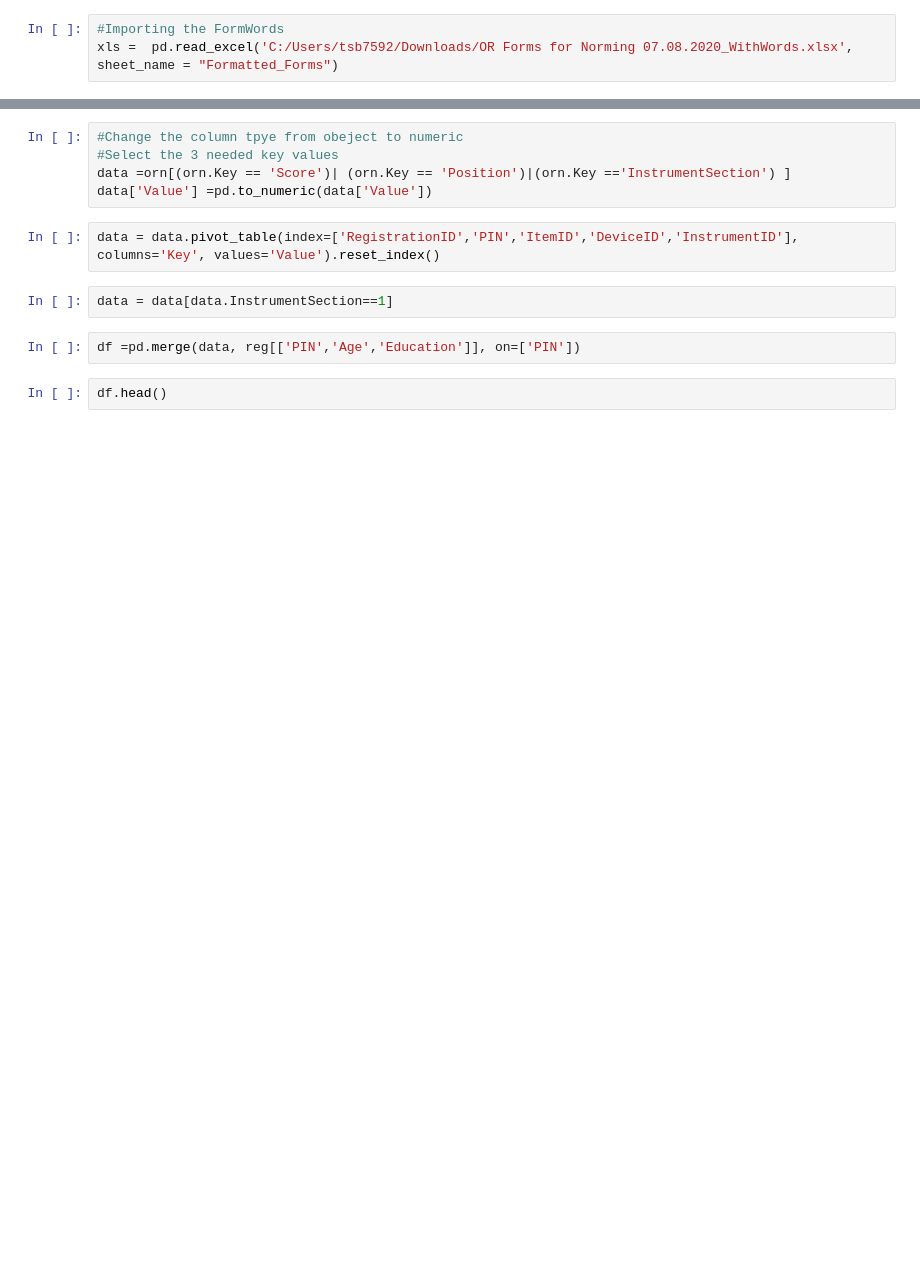
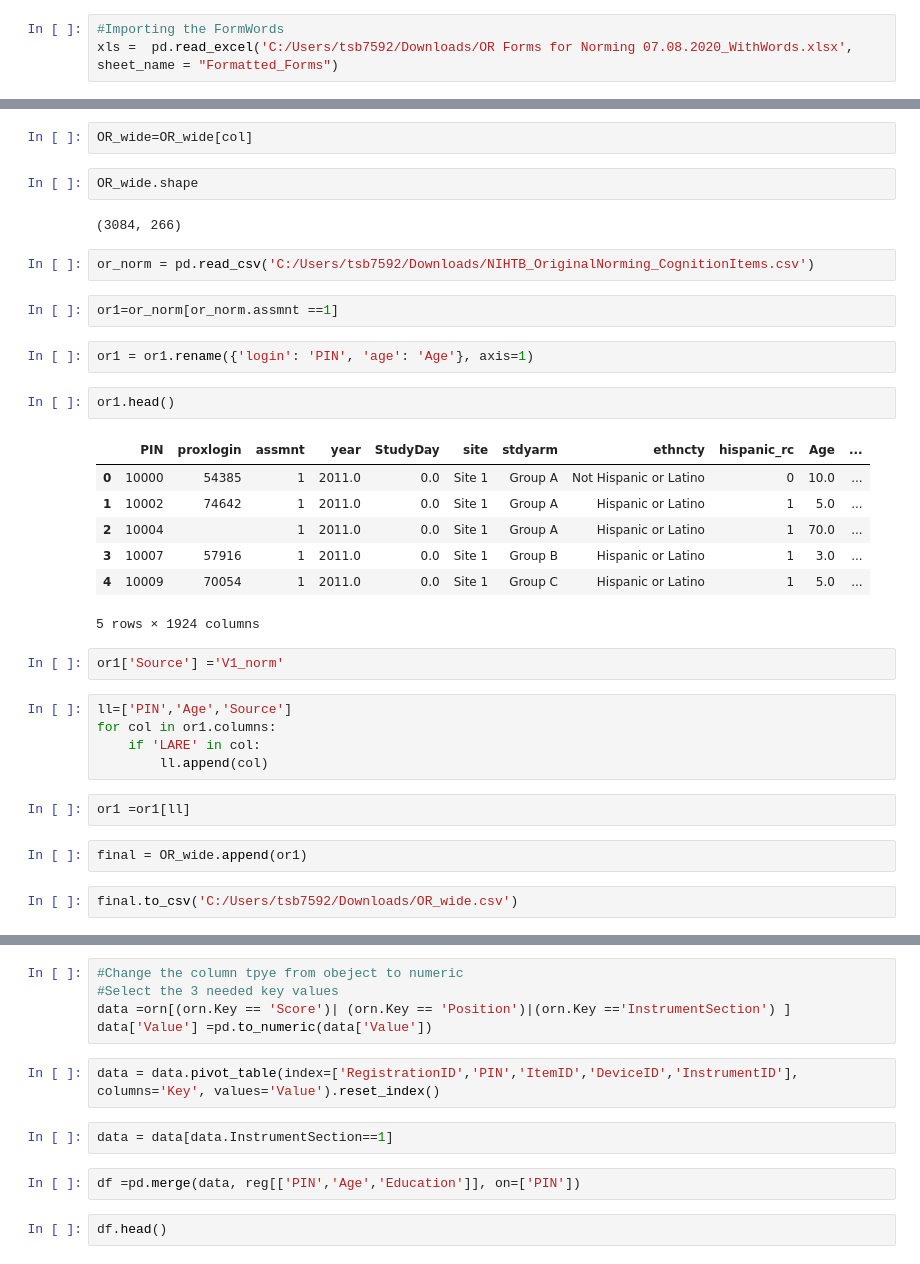
Before and after one commit to tianchu-shu/NWMSS, a Jupyter notebook: NIHTB_Norming/OR_norm.ipynb, the cells around one changed output, grey strips where cells are left out. Saved outputs shown, nothing was run; the diff lists cells and outputs as text; blank space fills up the shorter version.

```diff
--- a/NIHTB_Norming/OR_norm.ipynb
+++ b/NIHTB_Norming/OR_norm.ipynb
@@ -139,0 +465,35 @@ orn.shape
+# %%
+OR_wide=OR_wide[col]
+# %%
+OR_wide.shape
+# %% [output]
+(3084, 266)
+# %%
+or_norm = pd.read_csv('C:/Users/tsb7592/Downloads/NIHTB_OriginalNorming_CognitionItems.csv')
+# %%
+or1=or_norm[or_norm.assmnt ==1]
+# %%
+or1 = or1.rename({'login': 'PIN', 'age': 'Age'}, axis=1)
+# %%
+or1.head()
+# %% [output]
+|  | PIN | proxlogin | assmnt | year | StudyDay | site | stdyarm | ethncty | hispanic_rc | Age | ... |
+| 0 | 10000 | 54385 | 1 | 2011.0 | 0.0 | Site 1 | Group A | Not Hispanic or Latino | 0 | 10.0 | ... |
+| 1 | 10002 | 74642 | 1 | 2011.0 | 0.0 | Site 1 | Group A | Hispanic or Latino | 1 | 5.0 | ... |
+| 2 | 10004 |  | 1 | 2011.0 | 0.0 | Site 1 | Group A | Hispanic or Latino | 1 | 70.0 | ... |
+| 3 | 10007 | 57916 | 1 | 2011.0 | 0.0 | Site 1 | Group B | Hispanic or Latino | 1 | 3.0 | ... |
+| 4 | 10009 | 70054 | 1 | 2011.0 | 0.0 | Site 1 | Group C | Hispanic or Latino | 1 | 5.0 | ... |
+5 rows × 1924 columns
+# %%
+or1['Source'] ='V1_norm'
+# %%
+ll=['PIN','Age','Source']
+for col in or1.columns:
+    if 'LARE' in col:
+        ll.append(col)
+# %%
+or1 =or1[ll]
+# %%
+final = OR_wide.append(or1)
+# %%
+final.to_csv('C:/Users/tsb7592/Downloads/OR_wide.csv')
```
Also changed, not shown: parts of 18 cells of this notebook.
